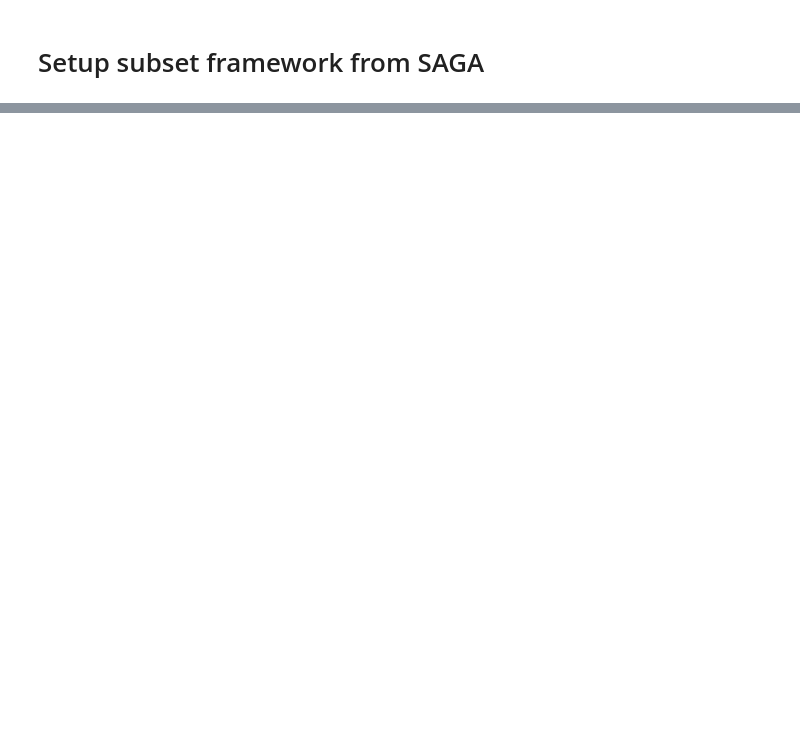
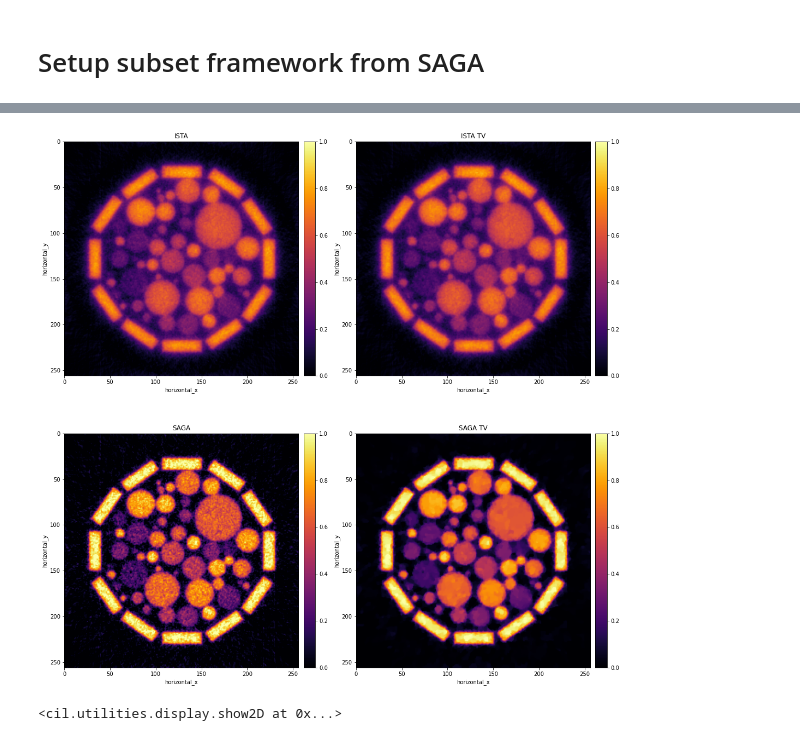
Before and after one commit to TomographicImaging/CIL, a Jupyter notebook: contrib/Example2.ipynb, the cells around one changed output, grey strips where cells are left out. Drawn from its saved outputs; the diff is of its cells as text; code cells hidden in the pictures; blank space fills up the shorter version.

```diff
--- a/contrib/Example2.ipynb
+++ b/contrib/Example2.ipynb
@@ -280,0 +330,23 @@ plt.show()
+# %%
+# SAGA
+num_epochs = 20
+F_saga = SAGAGradientFunction(F)
+# admissible step-size is gamma = 1/ (3 max_i L_i)
+step_size = 1 / (3*F_saga.Lmax)
+initial = ig.allocate(0)
+F_saga.memory_reset()
+saga_tv = ISTA(initial=initial,
+            f=F_saga,
+            g=g,
+            step_size=step_size, update_objective_interval=n_subsets,
+            max_iteration=10000)
+saga_tv.run(num_epochs * n_subsets, verbose=0)
+# %%
+show2D([ista.solution, ista_tv.solution, saga.solution, saga_tv.solution],
+       title=["ISTA","ISTA TV", "SAGA","SAGA TV"],
+       origin="upper",
+       fix_range=(0,1), num_cols=2,
+       cmap='inferno')
+# %% [output]
+[figure, added]
+<cil.utilities.display.show2D at 0x...>
```
Also changed, not shown: parts of 22 cells of this notebook.
